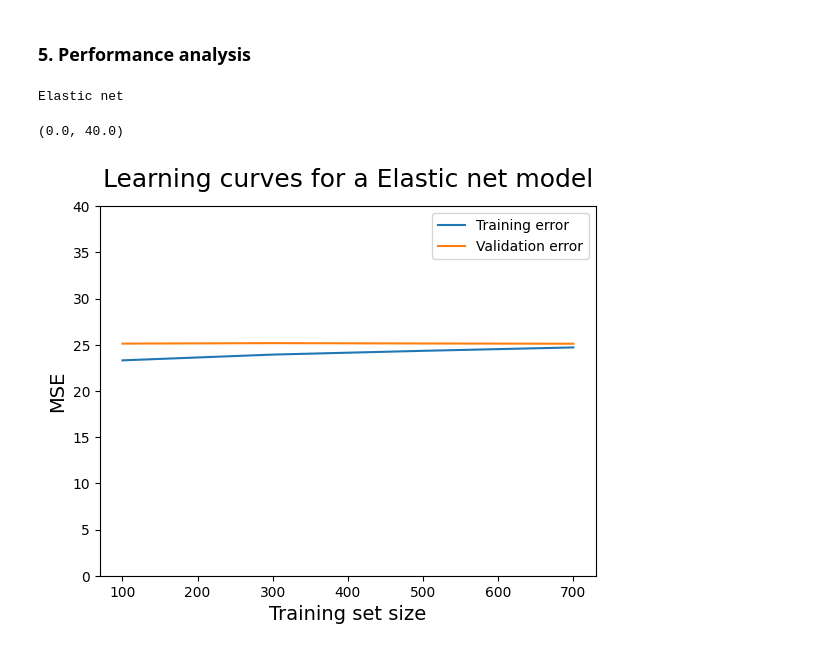
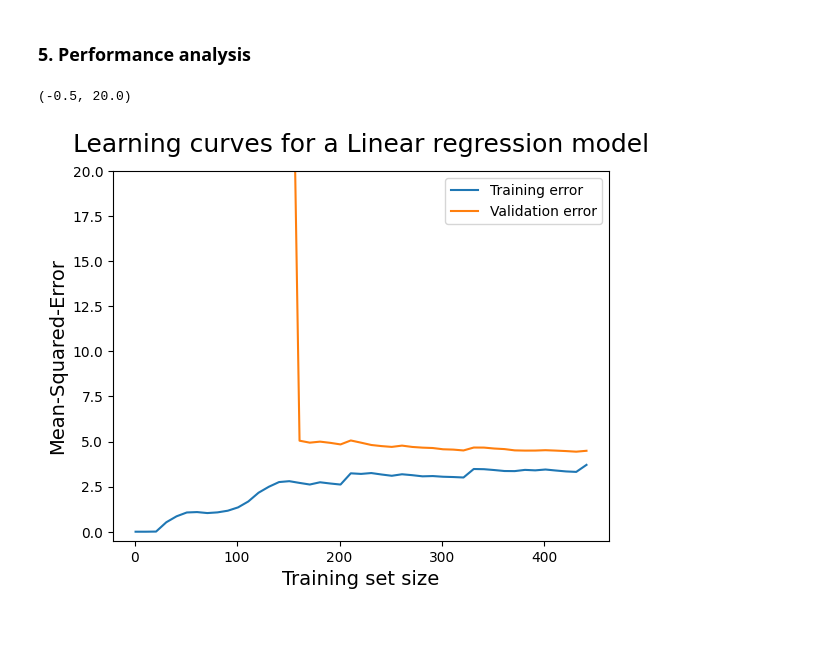
Before and after one commit to jewbe22/eecs3401-group2-groupProject, a Jupyter notebook: src/CO2_emission.ipynb, the cells around one changed output. Drawn from its saved outputs; the diff is of its cells as text; code cells hidden in the pictures.

```diff
--- a/src/CO2_emission.ipynb
+++ b/src/CO2_emission.ipynb
@@ -210,20 +238,26 @@ elastic_params = {
 # %%
 
 scoring_methods = ['neg_mean_absolute_error', 'neg_mean_squared_error','neg_root_mean_squared_error', 'r2']
+K_FOLD = 3
+SCORING_WITH = 'neg_mean_squared_error'
 
-linear_best = GridSearchCV(linear_model, linear_params, scoring=scoring_methods, refit='neg_root_mean_squared_error', cv=5)
-tree_best = GridSearchCV(tree_model, tree_params, scoring=scoring_methods, refit='neg_root_mean_squared_error', cv=5)
-elastic_best = GridSearchCV(elastic_model, elastic_params, scoring=scoring_methods, refit='neg_root_mean_squared_error', cv=5)
+linear_best = GridSearchCV(linear_model, linear_params, scoring=scoring_methods, refit=SCORING_WITH, cv=K_FOLD)
+tree_best = GridSearchCV(tree_model, tree_params, scoring=scoring_methods, refit=SCORING_WITH, cv=K_FOLD)
+elastic_best = GridSearchCV(elastic_model, elastic_params, scoring=scoring_methods, refit=SCORING_WITH, cv=K_FOLD)
+
+
 models = [('Linear regression',linear_best),
           ('Decision tree regressor',tree_best),
           ('Elastic net',elastic_best)]
+
 cv_result = {}
 temp = []
 for (name, model) in models:
     model.fit(X_train, y_train)
-    cv_result[name] = pd.DataFrame(cross_validate(model.best_estimator_, X_train, y_train, scoring=scoring_methods ,cv=5))
+    cv_result[name] = pd.DataFrame(cross_validate(model.best_estimator_, X_train, y_train, scoring=scoring_methods ,cv=K_FOLD))
     temp.append((name, model.best_estimator_))
 
+# models becomes the list of algorithms with their best parameter set
 models = temp
 # %%
 stat_columns = cv_result[models[0][0]].mean().index
@@ -237,6 +270,8 @@ for model in model_names:
 statistic.index = model_names
 # %%
-statistic.sort_values(by='test_neg_root_mean_squared_error', inplace=True, ascending=False)
+# neg_mean_squared_error is used since it has a property such that the model is intuitively better when the score is greater
+# unlike mean_squared_error
+statistic.sort_values(by='test_' + SCORING_WITH, inplace=True, ascending=False)
 statistic
 # %% [output]
 |  | fit_time | score_time | test_neg_mean_absolute_error | test_neg_mean_squared_error | test_neg_root_mean_squared_error | test_r2 |
@@ -252,15 +286,15 @@ import matplotlib.pyplot as plt
 # %%
-train_size = np.arange(start=100, stop=int(X_train.shape[0] * 0.8), step=200)
+train_size = np.arange(start=1, stop=int(X_train.shape[0] * float(1 - 1/K_FOLD)), step=10)
 # %%
-# best_estimator = (name, estimator_object)
+#finding the best estimator
 best_estimator = None
 for pair in models:
     if pair[0] == statistic.head(1).index:
         best_estimator = (pair[0], pair[1])
-        print(best_estimator[0])
         break
-# %% [output]
-Elastic net
 # %%
-train_sizes, train_scores, validation_scores = learning_curve(estimator=best_estimator[1],X=X_train, y=y_train, train_sizes=train_size, cv=5, scoring='neg_mean_absolute_error')
+# best_estimator == (name, model_object)
+train_sizes, train_scores, validation_scores = learning_curve(estimator=best_estimator[1],
+                                                              X=X_train, y=y_train, train_sizes=train_size,
+                                                              cv=K_FOLD, scoring=SCORING_WITH)
 # %%
@@ -267,15 +302,14 @@ train_sizes, train_scores, validation_scores = learning_curve(estimator=best_est
 train_scores_mean = -train_scores.mean(axis = 1)
 validation_scores_mean = -validation_scores.mean(axis = 1)
 # %%
-#plt.style.use('seaborn')
 
 plt.plot(train_sizes, train_scores_mean, label = 'Training error')
 plt.plot(train_sizes, validation_scores_mean, label = 'Validation error')
-plt.ylabel('MSE', fontsize = 14)
+plt.ylabel('Mean-Squared-Error', fontsize = 14)
 plt.xlabel('Training set size', fontsize = 14)
 plt.title(f'Learning curves for a {best_estimator[0]} model', fontsize = 18, y = 1.03)
 plt.legend()
-plt.ylim(0,40)
+plt.ylim(-0.5, 20)
 # %% [output]
-(0.0, 40.0)
+(-0.5, 20.0)
-[figure, old version]
+[figure, new version]
```
Also changed, not shown: parts of 23 cells of this notebook.
